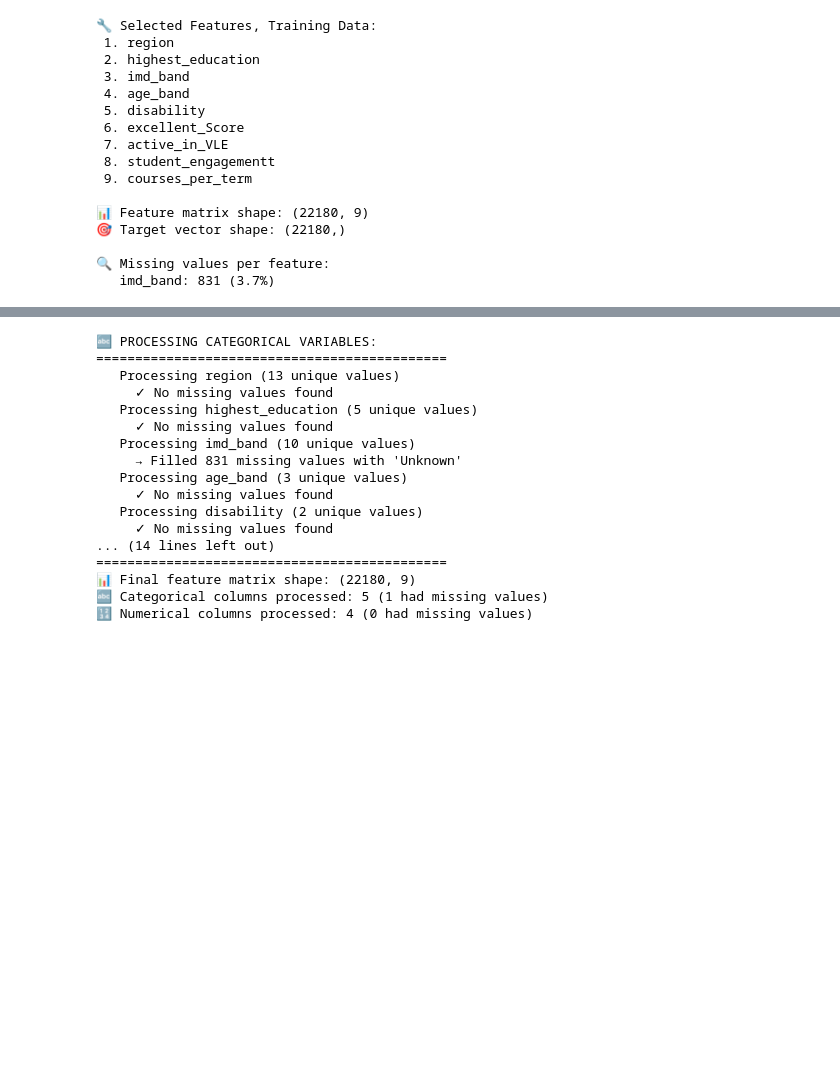
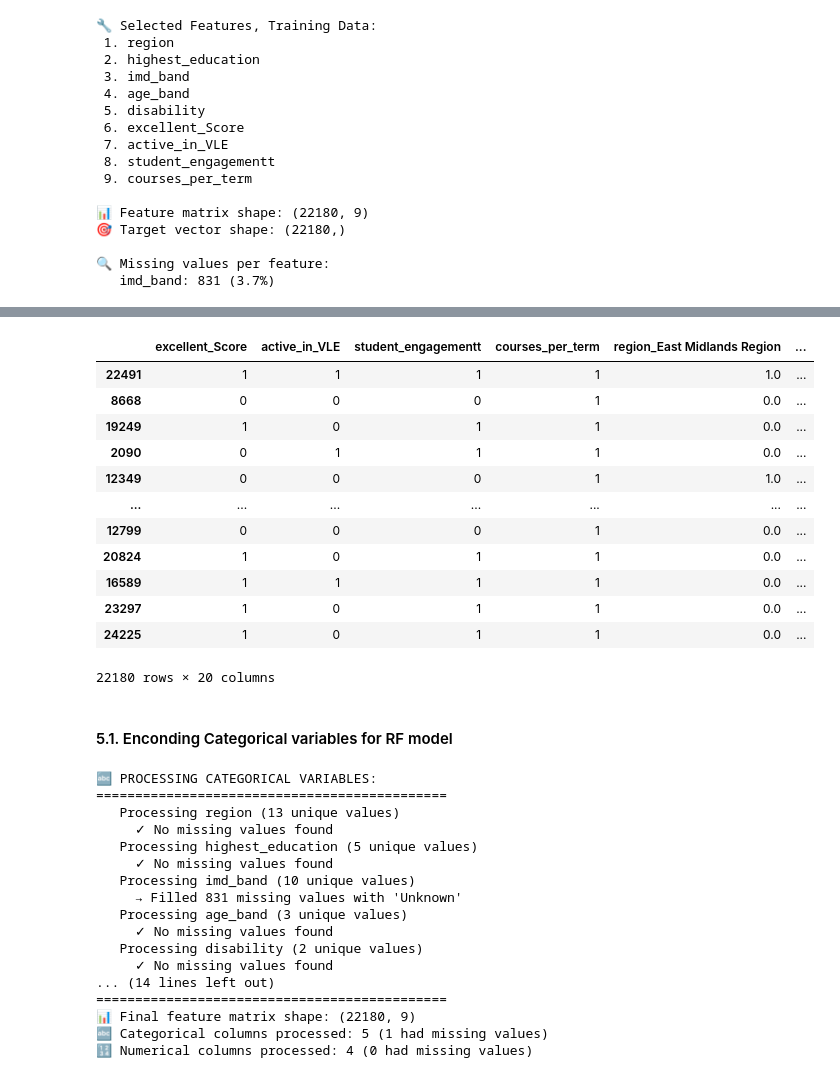
Before and after one commit to MScProjs/MScProject2025-Carlos-Duran-Calle, a Jupyter notebook: Notebooks/training_data.ipynb, the cells around one changed output, grey strips where cells are left out. Cells and saved outputs as stored; diff of their text form; code cells hidden in the pictures; blank space fills up the shorter version.

Commit message:
perfoming a better encoding depending on the type of the categorical variable

```diff
--- a/Notebooks/training_data.ipynb
+++ b/Notebooks/training_data.ipynb
@@ -320,3 +320,18 @@ if missing_counts.sum() == 0:
 
 🔍 Missing values per feature:
    imd_band: 831 (3.7%)
+# %%
+# Setup path and imports
+import sys
+import os
+
+# Add the parent directory to Python path to access Python_files folder
+parent_dir = os.path.dirname(os.getcwd())  # Go up one level from Notebooks to parent
+python_files_path = os.path.join(parent_dir, 'Python_files')
+sys.path.append(python_files_path)
+
+# Import encoding functions from encoding_utils
+from encoding_utils import encode_categorical_variables, print_encoding_summary
+
+# Apply the encoding function
+X_train_encoded, X_test_encoded, encoders_dict = encode_categorical_variables(X_train, X_test)
@@ -324,0 +612,19 @@ if missing_counts.sum() == 0:
+# %%
+# ================================================================
+# USAGE EXAMPLE
+# ================================================================
+
+# Apply the improved encoding
+X_train_improved, X_test_improved, encoders_dict = encode_categorical_variables(X_train, X_test)
+
+# The encoders_dict can be used later for new data
+print("\n📋 ENCODING SUMMARY:")
+print("=" * 30)
+for var, encoder_type in [
+    ('region', 'OneHotEncoder'),
+    ('highest_education', 'OrdinalEncoder'),
+    ('imd_band', 'OrdinalEncoder'),
+    ('age_band', 'OrdinalEncoder'),
+    ('disability', 'Binary')
+]:
+    print(f"   {var}: {encoder_type}")
@@ -325,3 +649,21 @@ if missing_counts.sum() == 0:
+# %%
+X_train_improved
+# %% [output]
+|  | excellent_Score | active_in_VLE | student_engagementt | courses_per_term | region_East Midlands Region | ... |
+| 22491 | 1 | 1 | 1 | 1 | 1.0 | ... |
+| 8668 | 0 | 0 | 0 | 1 | 0.0 | ... |
+| 19249 | 1 | 0 | 1 | 1 | 0.0 | ... |
+| 2090 | 0 | 1 | 1 | 1 | 0.0 | ... |
+| 12349 | 0 | 0 | 0 | 1 | 1.0 | ... |
+| ... | ... | ... | ... | ... | ... | ... |
+| 12799 | 0 | 0 | 0 | 1 | 0.0 | ... |
+| 20824 | 1 | 0 | 1 | 1 | 0.0 | ... |
+| 16589 | 1 | 1 | 1 | 1 | 0.0 | ... |
+| 23297 | 1 | 0 | 1 | 1 | 0.0 | ... |
+| 24225 | 1 | 0 | 1 | 1 | 0.0 | ... |
+22180 rows × 20 columns
+# %% [markdown]
+#### 5.1. Enconding Categorical variables for RF model
 # %%
 # Encode Categorical Variables
 # Convert categorical variables to numerical format for Random Forest
```
Also changed, not shown: parts of 21 cells of this notebook, 6 other files.
